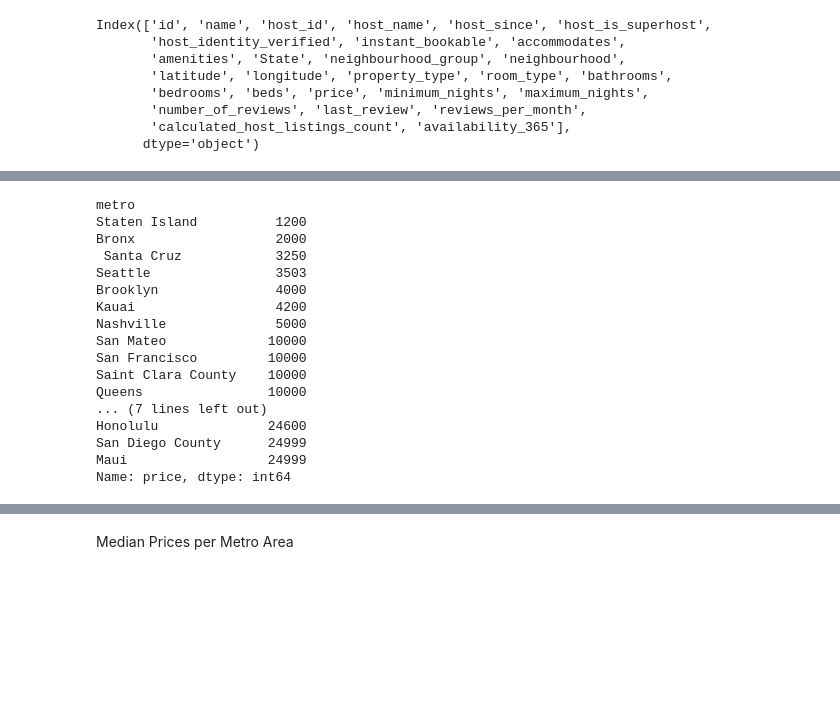
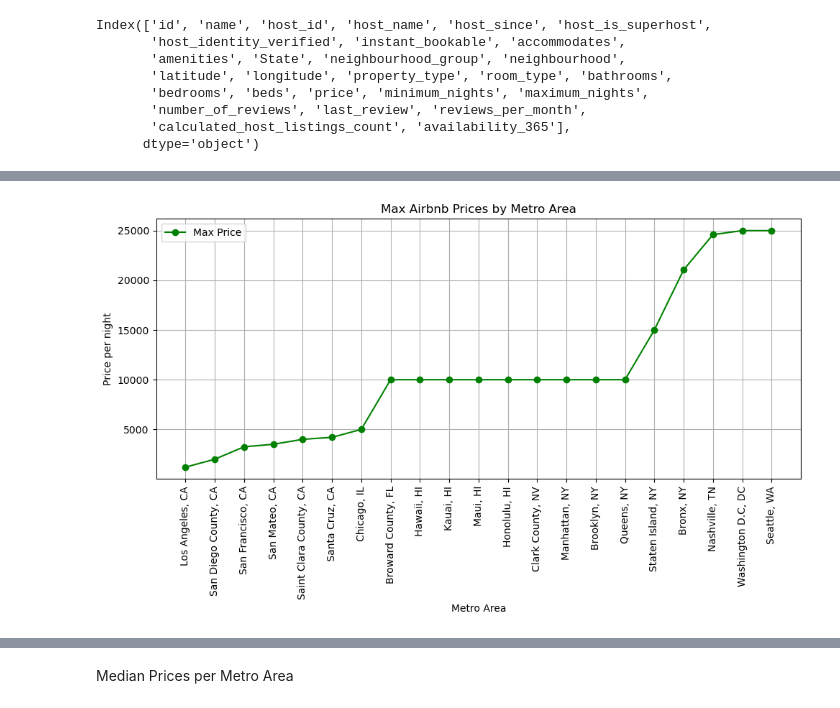
Before and after one commit to hmk81996/data_class_project_1, a Jupyter notebook: airbnb_hannah_cost_exploration.ipynb, the cells around one changed output, grey strips where cells are left out. Saved outputs shown, nothing was run; the diff lists cells and outputs as text; code cells hidden in the pictures; blank space fills up the shorter version.

```diff
--- a/airbnb_hannah_cost_exploration.ipynb
+++ b/airbnb_hannah_cost_exploration.ipynb
@@ -155,26 +149,29 @@ Kauai                 239.0
 Name: price, dtype: float64
 # %%
-# max values for each metro area
+# visualize max values for each metro area
 max_prices = clean_airbnb_df.groupby("metro")['price'].max().round(2).sort_values(ascending=True)
 max_prices
+
+x_axis = metro_areas
+y_axis = max_prices
+
+# Create line plots
+plt.figure(figsize=(10, 6))
+plt.plot(x_axis, y_axis, color="green", label="Max Price", marker='o')
+
+# Add titles and labels
+plt.title("Max Airbnb Prices by Metro Area")
+plt.xlabel("Metro Area")
+plt.ylabel("Price per night")
+plt.xticks(rotation=90)
+plt.legend()
+plt.tight_layout()
+plt.grid()
+
+# Save plot as image file
+plt.savefig("output_data/Fig3a.png")
 # %% [output]
-metro
-Staten Island          1200
-Bronx                  2000
- Santa Cruz            3250
-Seattle                3503
-Brooklyn               4000
-Kauai                  4200
-Nashville              5000
-San Mateo             10000
-San Francisco         10000
-Saint Clara County    10000
-Queens                10000
-... (7 lines left out)
-Honolulu              24600
-San Diego County      24999
-Maui                  24999
-Name: price, dtype: int64
+[figure, added]
 # %%
 # min values for each metro area
 min_prices = clean_airbnb_df.groupby('metro')['price'].min().round(2).sort_values(ascending=True)
```
Also changed, not shown: parts of 13 cells of this notebook, 4 other files.
